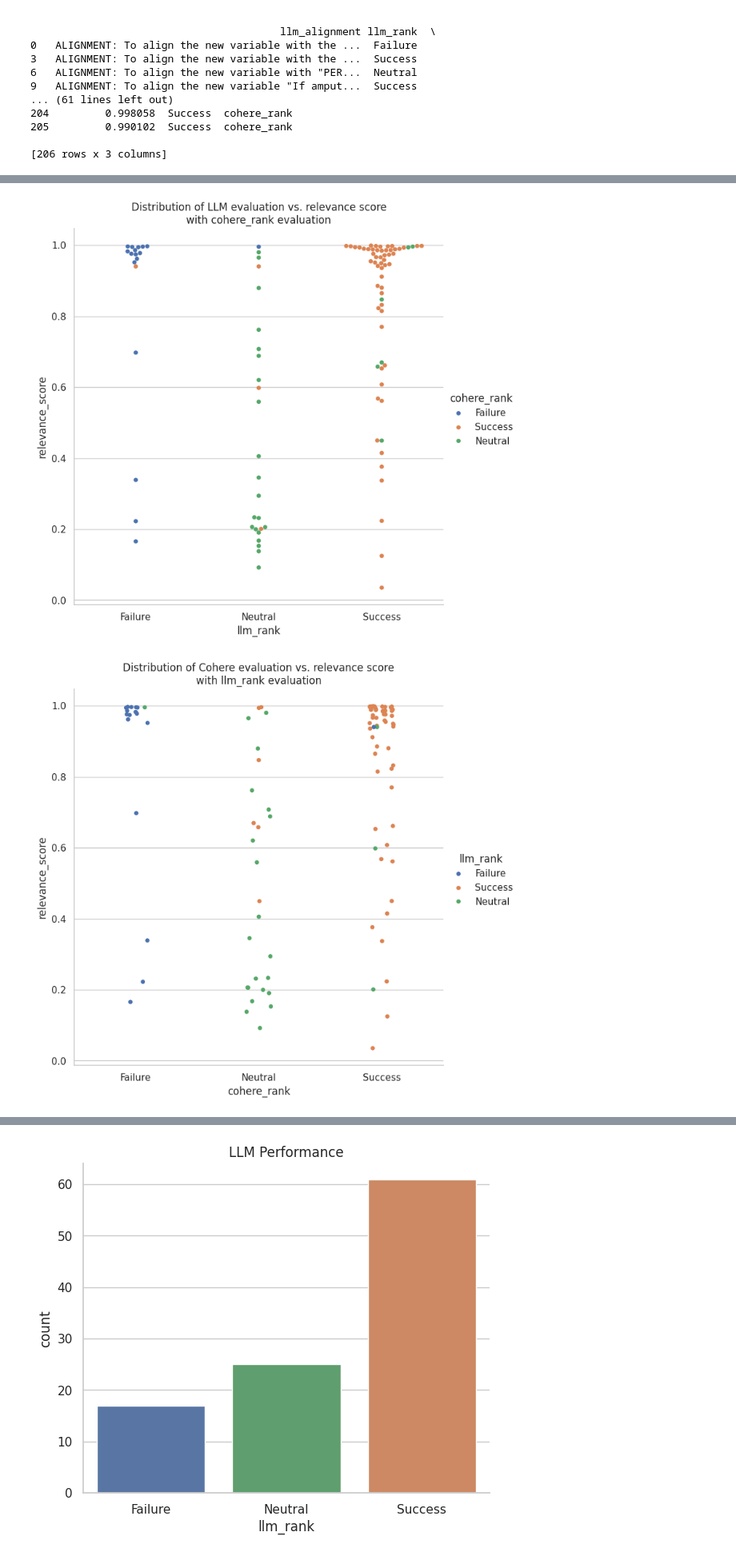
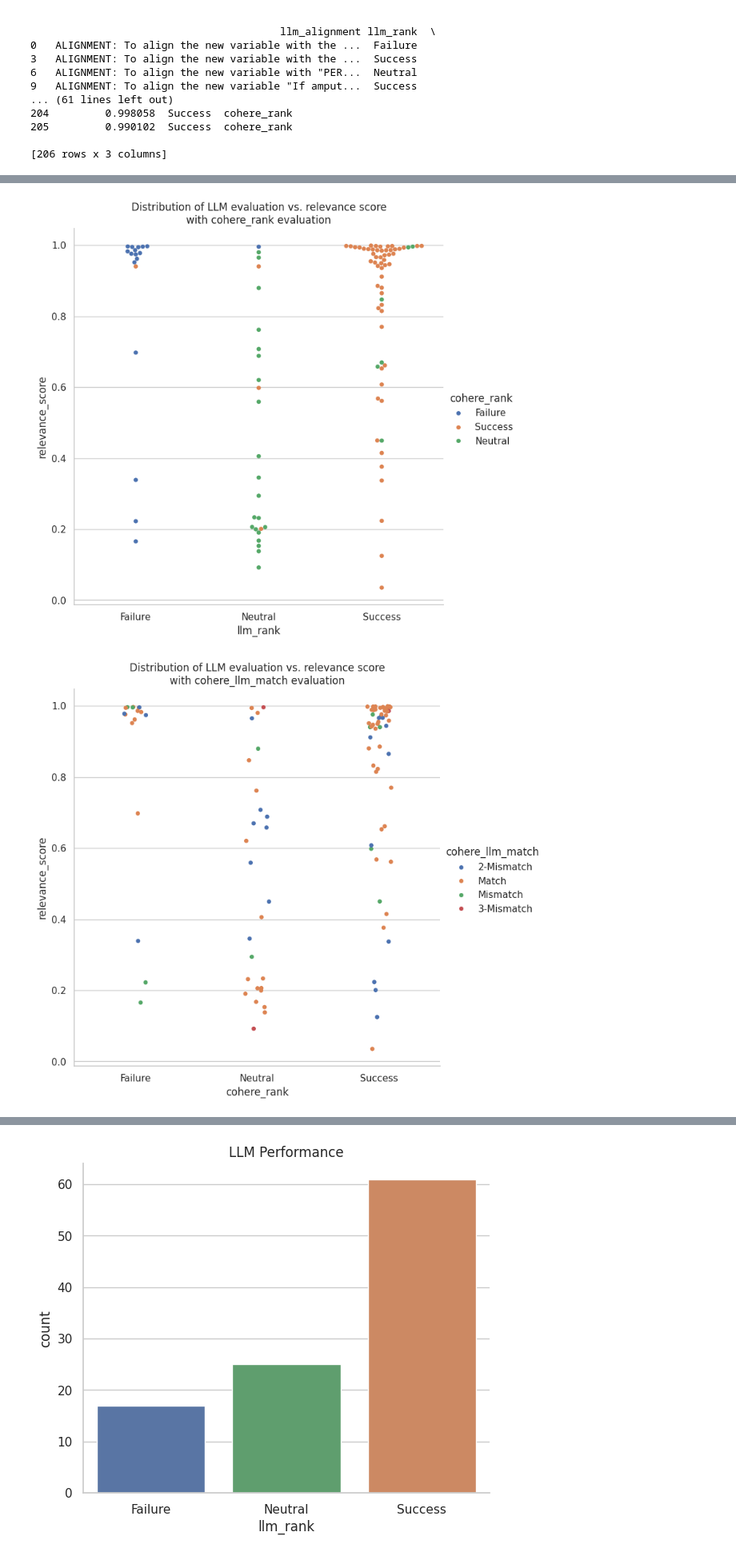
Before and after one commit to NCBI-Codeathons/mlxai-2024-team-beaumont, a Jupyter notebook: jupyter/notebooks/complete_workflow/evaluation/Eval.ipynb, the cells around one changed output, grey strips where cells are left out. Shown at 80% size. Saved outputs shown, nothing was run; the diff lists cells and outputs as text; code cells hidden in the pictures.

Commit message:
updated eval plots

```diff
--- a/jupyter/notebooks/complete_workflow/evaluation/Eval.ipynb
+++ b/jupyter/notebooks/complete_workflow/evaluation/Eval.ipynb
@@ -236,9 +236,8 @@ from seaborn import catplot
 # Apply the default theme
 sns.set_style("whitegrid")
 
-# sns.catplot(data=tips, x="day", y="total_bill")
-
 # 'relevance_score', 'cohere_rank', 'llm_alignment', 'llm_rank', 'cohere_llm_match'
+# x=llm_rank
 g = sns.catplot(data=llm_subset_df, x="llm_rank", y="relevance_score", height=7, order=['Failure', 'Neutral', 'Success'], hue="cohere_llm_match")
 g.set(title="Distribution of LLM evaluation vs. relevance score\nwith cohere_llm_match evaluation")#xlabel="Fare", ylabel="")
 gsw = sns.catplot(data=llm_subset_df, x="llm_rank", y="relevance_score", height=7, order=['Failure', 'Neutral', 'Success'], hue="cohere_llm_match", kind='swarm')
@@ -249,16 +248,26 @@ h.set(title="Distribution of LLM evaluation vs. relevance score\nwith cohere_llm
 hsw = sns.catplot(data=llm_subset_df_collapsed, x="llm_rank", y="relevance_score", height=7, order=['Failure', 'Neutral', 'Success'], hue="cohere_llm_match", kind='swarm')
 hsw.set(title="Distribution of LLM evaluation vs. relevance score\nwith cohere_llm_match evaluation (mismatches collapsed)")#xlabel="Fare", ylabel="")
 
-
 i = sns.catplot(data=llm_subset_df, x="llm_rank", y="relevance_score", height=7, order=['Failure', 'Neutral', 'Success'], hue="cohere_rank")
 i.set(title="Distribution of LLM evaluation vs. relevance score\nwith cohere_rank evaluation")#xlabel="Fare", ylabel="")
 isw = sns.catplot(data=llm_subset_df, x="llm_rank", y="relevance_score", height=7, order=['Failure', 'Neutral', 'Success'], hue="cohere_rank", kind='swarm')
 isw.set(title="Distribution of LLM evaluation vs. relevance score\nwith cohere_rank evaluation")#xlabel="Fare", ylabel="")
 
-j = sns.catplot(data=llm_subset_df, x="cohere_rank", y="relevance_score", height=7, order=['Failure', 'Neutral', 'Success'], hue="llm_rank")
-j.set(title="Distribution of Cohere evaluation vs. relevance score\nwith llm_rank evaluation")#xlabel="Fare", ylabel="")
-jsw = sns.catplot(data=llm_subset_df, x="cohere_rank", y="relevance_score", height=7, order=['Failure', 'Neutral', 'Success'], hue="llm_rank", kind='swarm')
-jsw.set(title="Distribution of Cohere evaluation vs. relevance score\nwith llm_rank evaluation")#xlabel="Fare", ylabel="")
+# x=cohere_rank
+j = sns.catplot(data=llm_subset_df, x="cohere_rank", y="relevance_score", height=7, order=['Failure', 'Neutral', 'Success'], hue="cohere_llm_match")
+j.set(title="Distribution of LLM evaluation vs. relevance score\nwith cohere_llm_match evaluation")#xlabel="Fare", ylabel="")
+jsw = sns.catplot(data=llm_subset_df, x="llm_rank", y="relevance_score", height=7, order=['Failure', 'Neutral', 'Success'], hue="cohere_llm_match", kind='swarm')
+jsw.set(title="Distribution of LLM evaluation vs. relevance score\nwith cohere_llm_match evaluation")#xlabel="Fare", ylabel="")
+
+k = sns.catplot(data=llm_subset_df_collapsed, x="cohere_rank", y="relevance_score", height=7, order=['Failure', 'Neutral', 'Success'], hue="cohere_llm_match")
+k.set(title="Distribution of LLM evaluation vs. relevance score\nwith cohere_llm_match evaluation (mismatches collapsed)")#xlabel="Fare", ylabel="")
+ksw = sns.catplot(data=llm_subset_df_collapsed, x="llm_rank", y="relevance_score", height=7, order=['Failure', 'Neutral', 'Success'], hue="cohere_llm_match", kind='swarm')
+ksw.set(title="Distribution of LLM evaluation vs. relevance score\nwith cohere_llm_match evaluation (mismatches collapsed)")#xlabel="Fare", ylabel="")
+
+m = sns.catplot(data=llm_subset_df, x="cohere_rank", y="relevance_score", height=7, order=['Failure', 'Neutral', 'Success'], hue="llm_rank")
+m.set(title="Distribution of LLM evaluation vs. relevance score\nwith cohere_rank evaluation")#xlabel="Fare", ylabel="")
+msw = sns.catplot(data=llm_subset_df, x="llm_rank", y="relevance_score", height=7, order=['Failure', 'Neutral', 'Success'], hue="cohere_rank", kind='swarm')
+msw.set(title="Distribution of LLM evaluation vs. relevance score\nwith cohere_rank evaluation")#xlabel="Fare", ylabel="")
 
 
 # h = sns.catplot(data=llm_subset_df, x="cohere_rank", y="relevance_score", order=['Failure', 'Neutral', 'Success'], hue="cohere_llm_match")
@@ -269,10 +278,15 @@ jsw.set(title="Distribution of Cohere evaluation vs. relevance score\nwith llm_r
 g.savefig("./plots/g_llmVmatch.png")
 h.savefig("./plots/h_llmVmatch_collapsed.png")
 i.savefig("./plots/i_llmVcohere.png")
-j.savefig("./plots/j_llmVcohere_collapsed.png")
+j.savefig("./plots/j_cohereVmatch.png")
+k.savefig("./plots/k_cohereVmatch_collapsed.png")
+m.savefig("./plots/m_cohereVllm.png")
 
-g.savefig("./plots/swarm_g_llmVmatch.png")
-h.savefig("./plots/swarm_h_llmVmatch_collapsed.png")
-i.savefig("./plots/swarm_i_llmVcohere.png")
-j.savefig("./plots/swarm_j_llmVcohere_collapsed.png")
+
+gsw.savefig("./plots/swarm_g_llmVmatch.png")
+hsw.savefig("./plots/swarm_h_llmVmatch_collapsed.png")
+isw.savefig("./plots/swarm_i_llmVcohere.png")
+jsw.savefig("./plots/swarm_j_cohereVmatch.png")
+ksw.savefig("./plots/swarm_k_cohereVmatch_collapsed.png")
+msw.savefig("./plots/swarm_m_cohereVllm.png")
 # %% [output]
@@ -284,2 +298,2 @@ j.savefig("./plots/swarm_j_llmVcohere_collapsed.png")
 [figure]
-[figure, old version]
+[figure, new version]
```
Also changed, not shown: parts of 3 cells of this notebook, 17 other files.
